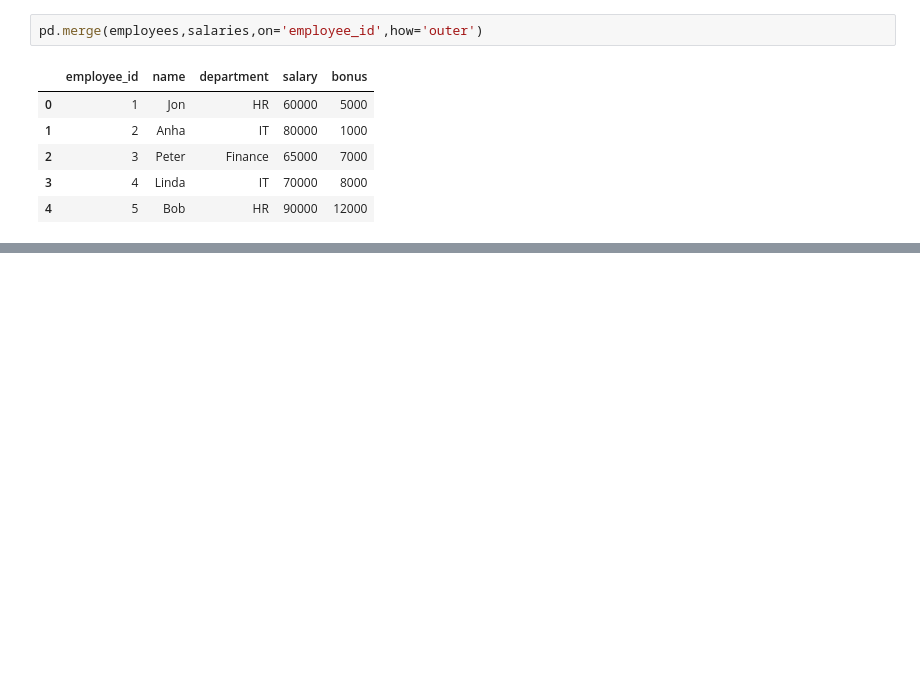
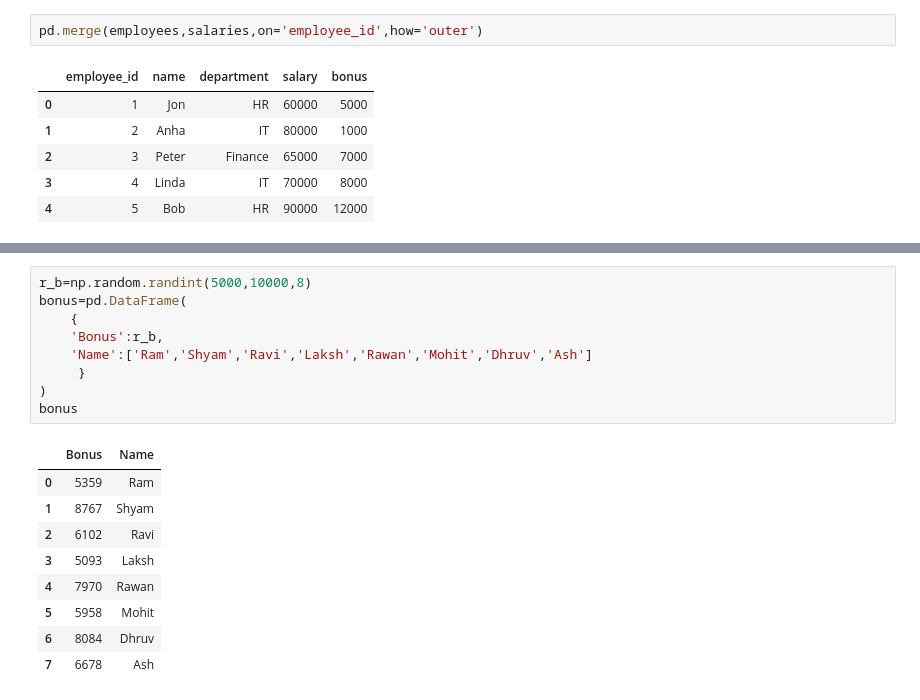
Before and after one commit to dhruvjoshi07/Data_Analysis_Notebook, a Jupyter notebook: pylibrary/pandas.ipynb, the cells around one changed output, grey strips where cells are left out. Drawn from its saved outputs; the diff is of its cells as text; blank space fills up the shorter version.

```diff
--- a/pylibrary/pandas.ipynb
+++ b/pylibrary/pandas.ipynb
@@ -436,0 +458,19 @@ NameError: name 'nan' is not defined
+# %%
+r_b=np.random.randint(5000,10000,8)
+bonus=pd.DataFrame(
+    {
+    'Bonus':r_b,
+    'Name':['Ram','Shyam','Ravi','Laksh','Rawan','Mohit','Dhruv','Ash']
+     }
+)
+bonus
+# %% [output]
+|  | Bonus | Name |
+| 0 | 5359 | Ram |
+| 1 | 8767 | Shyam |
+| 2 | 6102 | Ravi |
+| 3 | 5093 | Laksh |
+| 4 | 7970 | Rawan |
+| 5 | 5958 | Mohit |
+| 6 | 8084 | Dhruv |
+| 7 | 6678 | Ash |
```
Also changed, not shown: parts of 4 cells of this notebook.
